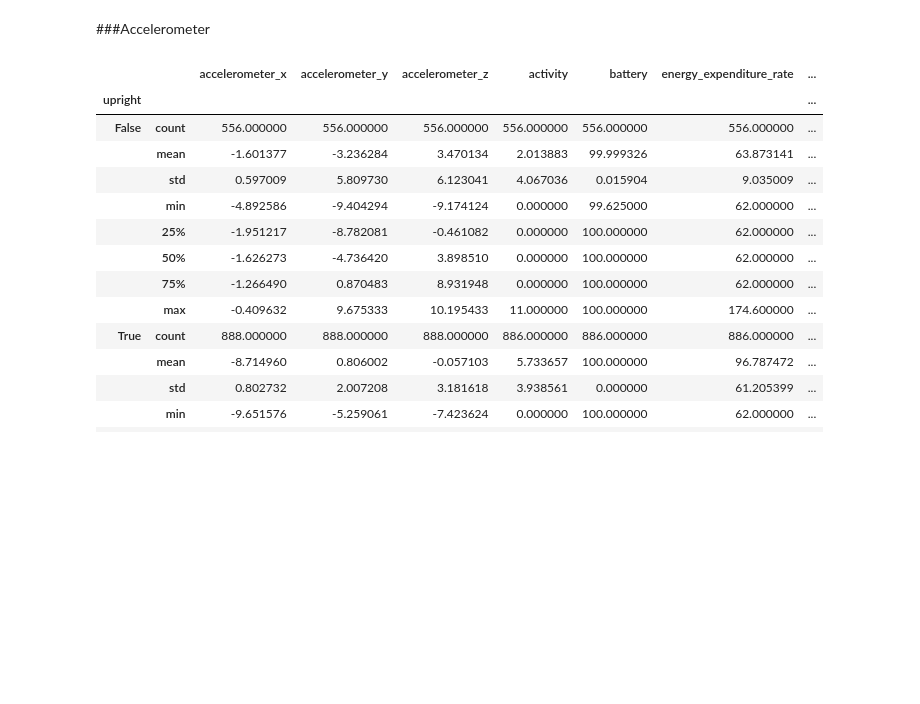
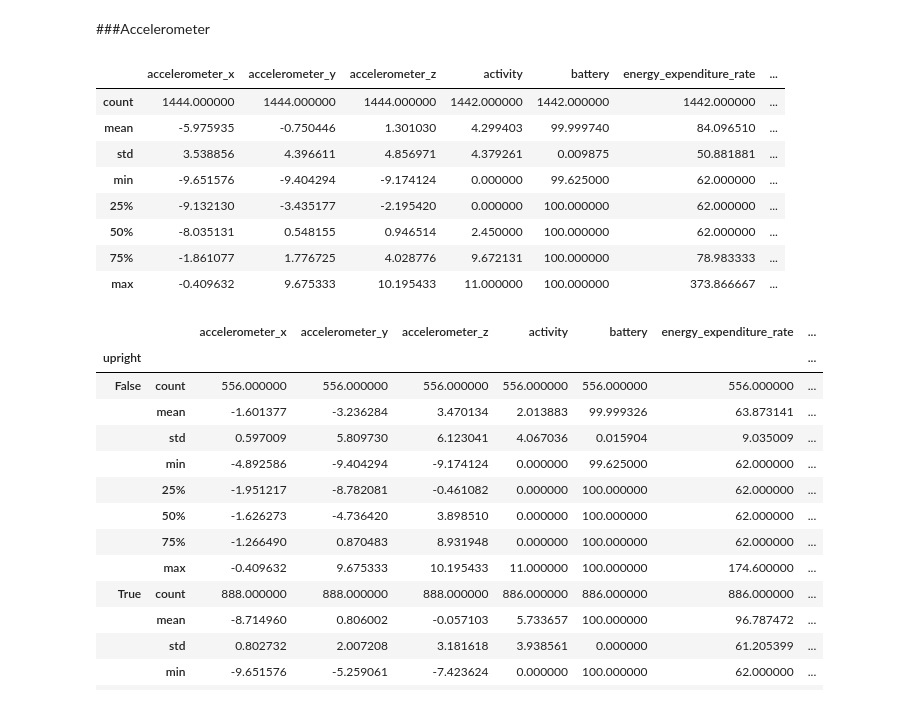
Before and after one commit to pimnijdam/journal, a Jupyter notebook: ecg and pandas.ipynb, the cells around one changed output. Saved outputs shown, nothing was run; the diff lists cells and outputs as text; code cells hidden in the pictures; blank space fills up the shorter version.

```diff
--- a/ecg and pandas.ipynb
+++ b/ecg and pandas.ipynb
@@ -103,6 +103,18 @@ ylabel("Interval variation"); title("Heart rate variation (5 min averaged)");
 ###Accelerometer
 # %%
 mydata=data.resample("1min");
+# %%
+mydata.describe()
+# %% [output]
+|  | accelerometer_x | accelerometer_y | accelerometer_z | activity | battery | energy_expenditure_rate | ... |
+| count | 1444.000000 | 1444.000000 | 1444.000000 | 1442.000000 | 1442.000000 | 1442.000000 | ... |
+| mean | -5.975935 | -0.750446 | 1.301030 | 4.299403 | 99.999740 | 84.096510 | ... |
+| std | 3.538856 | 4.396611 | 4.856971 | 4.379261 | 0.009875 | 50.881881 | ... |
+| min | -9.651576 | -9.404294 | -9.174124 | 0.000000 | 99.625000 | 62.000000 | ... |
+| 25% | -9.132130 | -3.435177 | -2.195420 | 0.000000 | 100.000000 | 62.000000 | ... |
+| 50% | -8.035131 | 0.548155 | 0.946514 | 2.450000 | 100.000000 | 62.000000 | ... |
+| 75% | -1.861077 | 1.776725 | 4.028776 | 9.672131 | 100.000000 | 78.983333 | ... |
+| max | -0.409632 | 9.675333 | 10.195433 | 11.000000 | 100.000000 | 373.866667 | ... |
 # %%
 mydata["magnitude"] = sqrt(mydata.accelerometer_x**2 + mydata.accelerometer_y**2 + mydata.accelerometer_z**2);
 # %%
```
Also changed, not shown: parts of 5 cells of this notebook, 1 other file.
